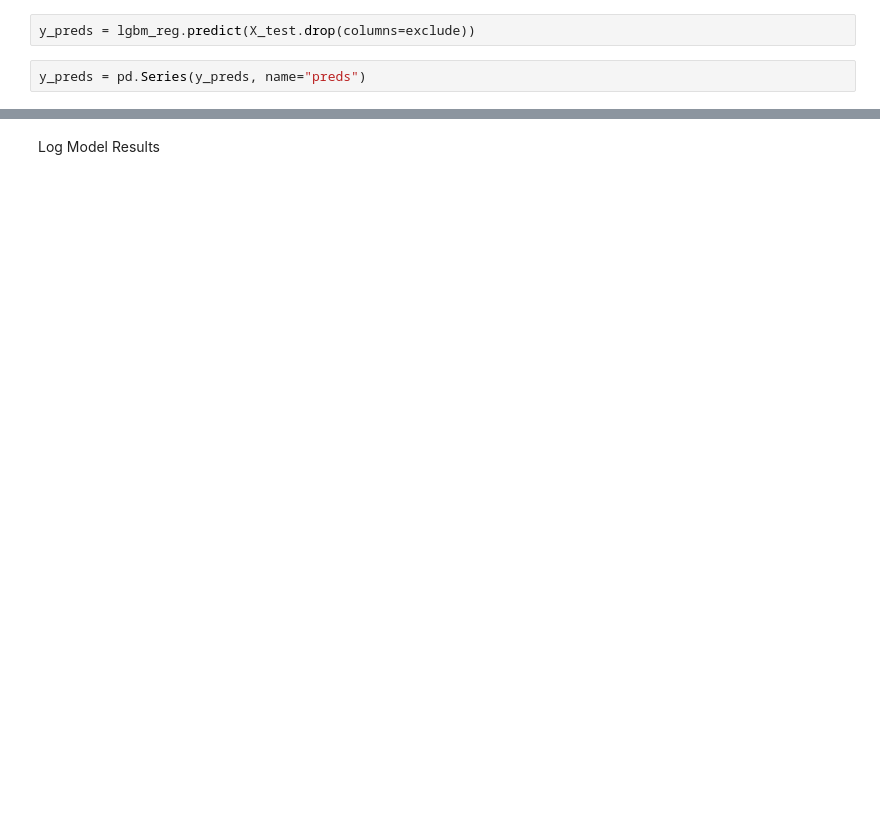
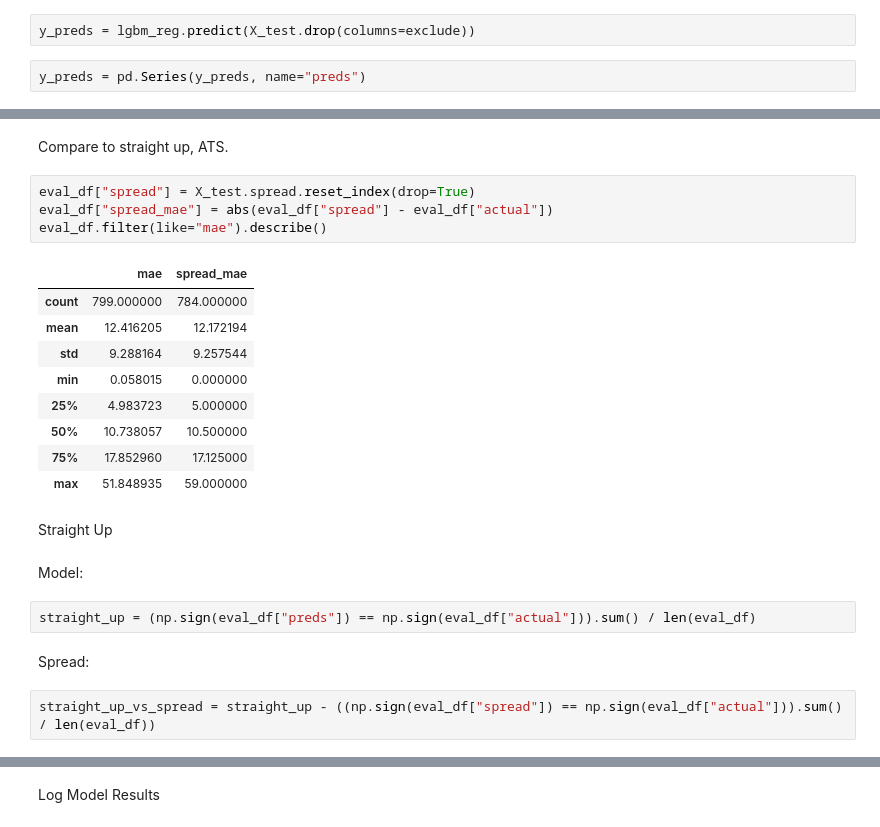
Before and after one commit to kylebennison/staturdays, a Jupyter notebook: services/pregame-wp/train.ipynb, the cells around one changed output, grey strips where cells are left out. Saved outputs shown, nothing was run; the diff lists cells and outputs as text; blank space fills up the shorter version.

```diff
--- a/services/pregame-wp/train.ipynb
+++ b/services/pregame-wp/train.ipynb
@@ -161,0 +195,26 @@ Name: mae, dtype: float64
+# %% [markdown]
+Compare to straight up, ATS.
+# %%
+eval_df["spread"] = X_test.spread.reset_index(drop=True)
+eval_df["spread_mae"] = abs(eval_df["spread"] - eval_df["actual"])
+eval_df.filter(like="mae").describe()
+# %% [output]
+|  | mae | spread_mae |
+| count | 799.000000 | 784.000000 |
+| mean | 12.416205 | 12.172194 |
+| std | 9.288164 | 9.257544 |
+| min | 0.058015 | 0.000000 |
+| 25% | 4.983723 | 5.000000 |
+| 50% | 10.738057 | 10.500000 |
+| 75% | 17.852960 | 17.125000 |
+| max | 51.848935 | 59.000000 |
+# %% [markdown]
+Straight Up
+# %% [markdown]
+Model:
+# %%
+straight_up = (np.sign(eval_df["preds"]) == np.sign(eval_df["actual"])).sum() / len(eval_df)
+# %% [markdown]
+Spread:
+# %%
+straight_up_vs_spread = straight_up - ((np.sign(eval_df["spread"]) == np.sign(eval_df["actual"])).sum() / len(eval_df))
```
Also changed, not shown: parts of 25 cells of this notebook, 2 other files.
